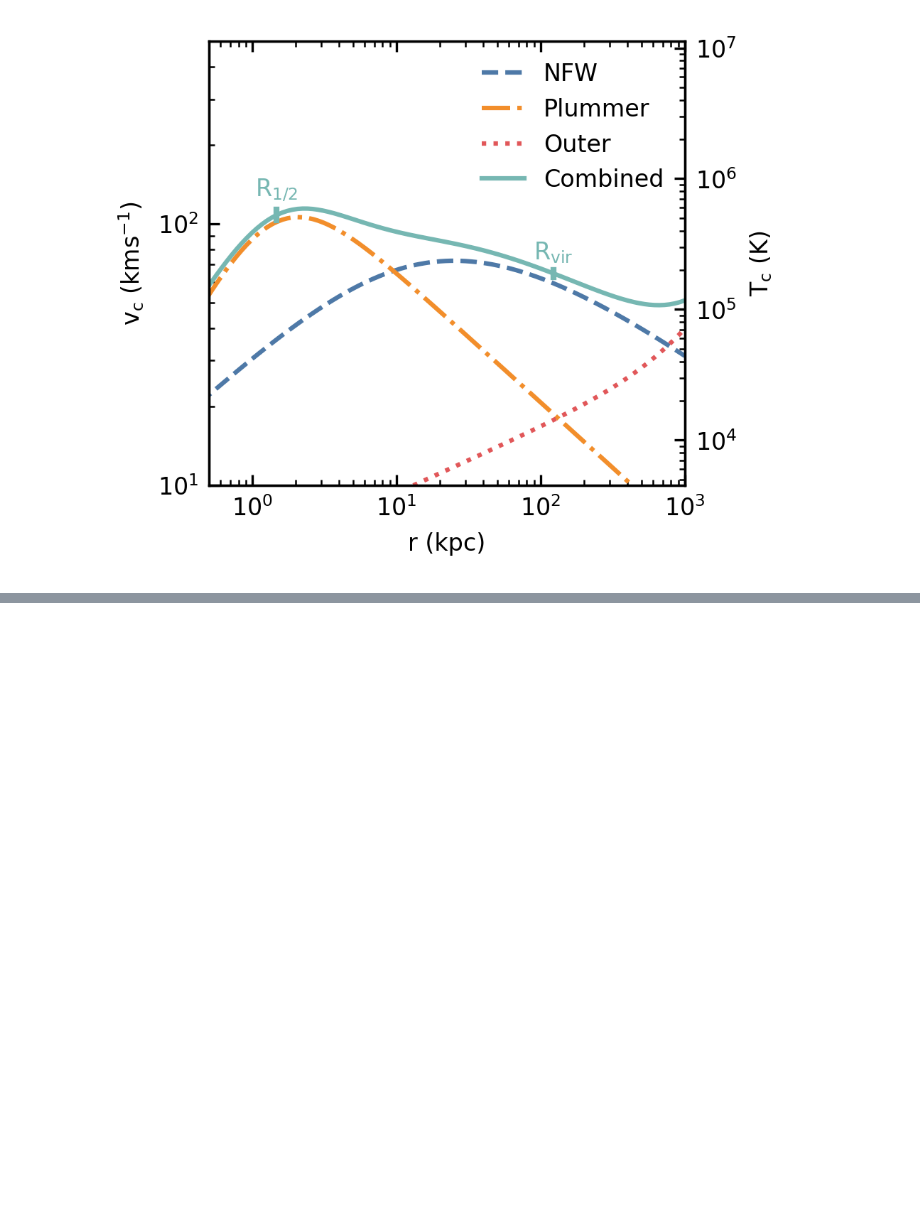
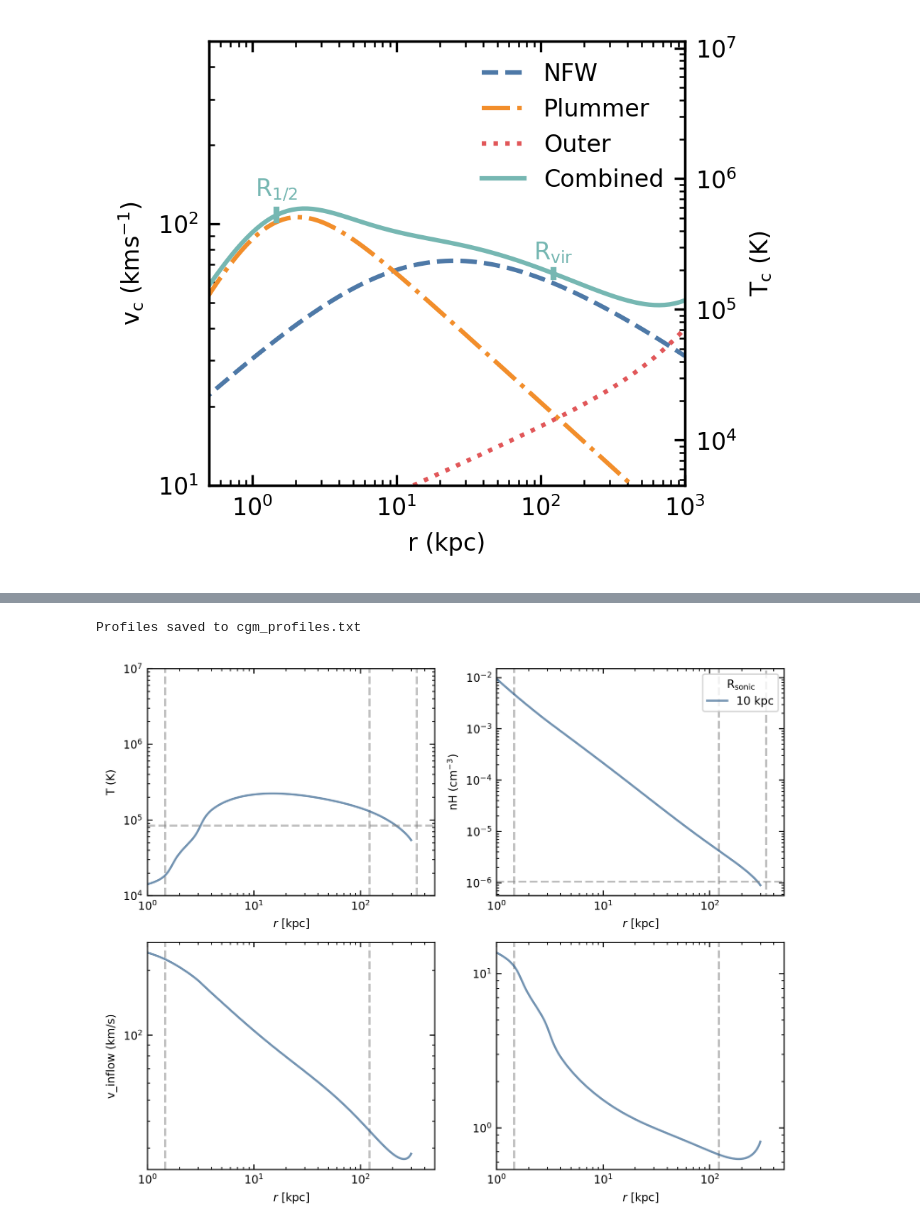
Before and after one commit to zunyibrt/CGM_ICs, a Jupyter notebook: ipynb/solution_for_combined_potential.ipynb, the cells around one changed output, grey strips where cells are left out. Saved outputs shown, nothing was run; the diff lists cells and outputs as text; code cells hidden in the pictures; blank space fills up the shorter version.

```diff
--- a/ipynb/solution_for_combined_potential.ipynb
+++ b/ipynb/solution_for_combined_potential.ipynb
@@ -207,2 +291,73 @@ cooling = Cool.Wiersma_Cooling(Z2Zsun=1/3,z=0)
+# %%
+Rs = (sol.Rs/cu_length).to('').value
+Ts = (sol.Ts/cu_temperature).to('').value
+rhos = (sol.rhos/cu_density).to('').value
+vs = (sol.vs/cu_velocity).to('').value
+
+"""
+The file format is a header line followed by data columns:
+# r T rho v
+r_1 T_1 rho_1 v_1
+r_2 T_2 rho_2 v_2
+"""
+
+# Combine arrays into a single array for saving
+data = np.column_stack((Rs, Ts, rhos, vs))
+
+# Save to file with header
+header = "# r T rho v"
+filename = "cgm_profiles.txt"
+np.savetxt(filename, data, header=header)
+
+print(f"Profiles saved to {filename}")
+# %% [output]
+Profiles saved to cgm_profiles.txt
+# %%
+latexify(columns=2)
+fig, axs = plt.subplots(2, 2)
+
+for ax in axs.flatten():
+    ax.set_xlabel(r'$r$ [kpc]')
+    ax.set_xscale('log')
+    ax.set_yscale('log')
+    ax.tick_params(top=True, right=True, which="both", direction='in')
+    ax.set_xlim(1,500)
+
+    ax.axvline(r_gal,c='.5',ls='--',alpha=0.5)
+    ax.axvline(r_vir,c='.5',ls='--',alpha=0.5)
+
+colors = cmr.lavender(np.linspace(0.2,0.8,10))
+
+res = sol
+i=5
+
+axs[0, 0].plot(res.Rs, res.Ts, alpha=0.7, color=colors[i])
+axs[0, 0].hlines(83716.961983,1,500,ls='--',color='.5',alpha=0.5)
+axs[0, 0].vlines(340,1e4,1e7,ls='--',color='.5',alpha=0.5)
+axs[0, 0].set_ylabel(r'T (K)')
+axs[0, 0].set_ylim(1e4,1e7)
+
+axs[0, 1].plot(res.Rs, res.nHs, alpha=0.7, color=colors[i], label=f'10 kpc')
+# axs[0, 1].plot(res.Rs, res.rhos, alpha=0.7, color='red')
+axs[0, 1].hlines(0.104269/1e5,1,500,ls='--',color='.5',alpha=0.5)
+axs[0, 1].vlines(340, 1e-7, 1e-1, ls='--', color='.5', alpha=0.5)
+axs[0, 1].set_ylabel(r'nH (cm$^{-3}$)')
+# axs[0, 1].set_ylim(1e-5,1)
+
+axs[1, 0].plot(res.Rs, res.vs, alpha=0.7, color=colors[i])
+axs[1, 0].set_ylabel(r'v_inflow (km/s)')
+# axs[1, 0].set_ylim(0.03,30)
+
+axs[1, 1].plot(res.Rs, res.Ms, alpha=0.7, color=colors[i])
+# axs[1, 1].set_ylabel(r'$t_{\rm cool}/t_{\rm flow}$')
+# axs[1, 1].set_ylim(0.03,30)
+# axs[1, 1].axhline(1.,c='.5',ls='--',alpha=0.5)
+
+axs[0, 1].legend(frameon=True, loc='upper right', title=r'R$_{\rm sonic}$', handlelength=1.8)
+plt.tight_layout()
+# plt.savefig('./plots/cf_sols.pdf',dpi=150)
+plt.show()
+# %% [output]
+[figure, added]
 # %%
 # importlib.reload(CF)
```
Also changed, not shown: parts of 14 cells of this notebook, 8 other files.
